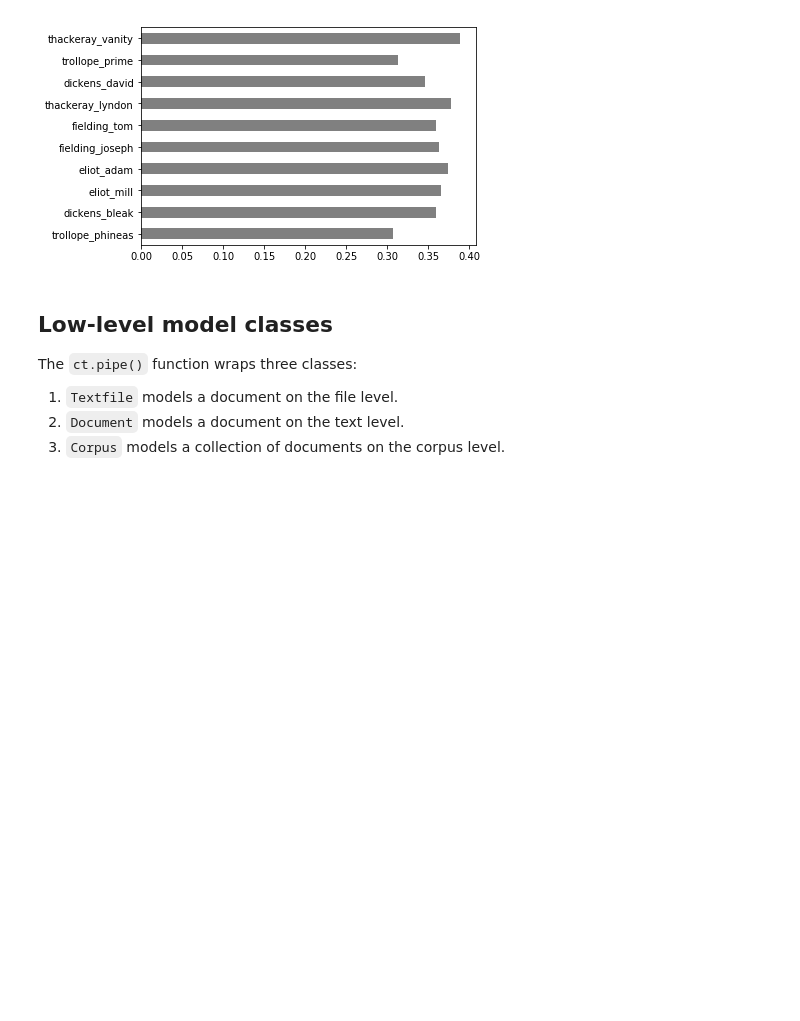
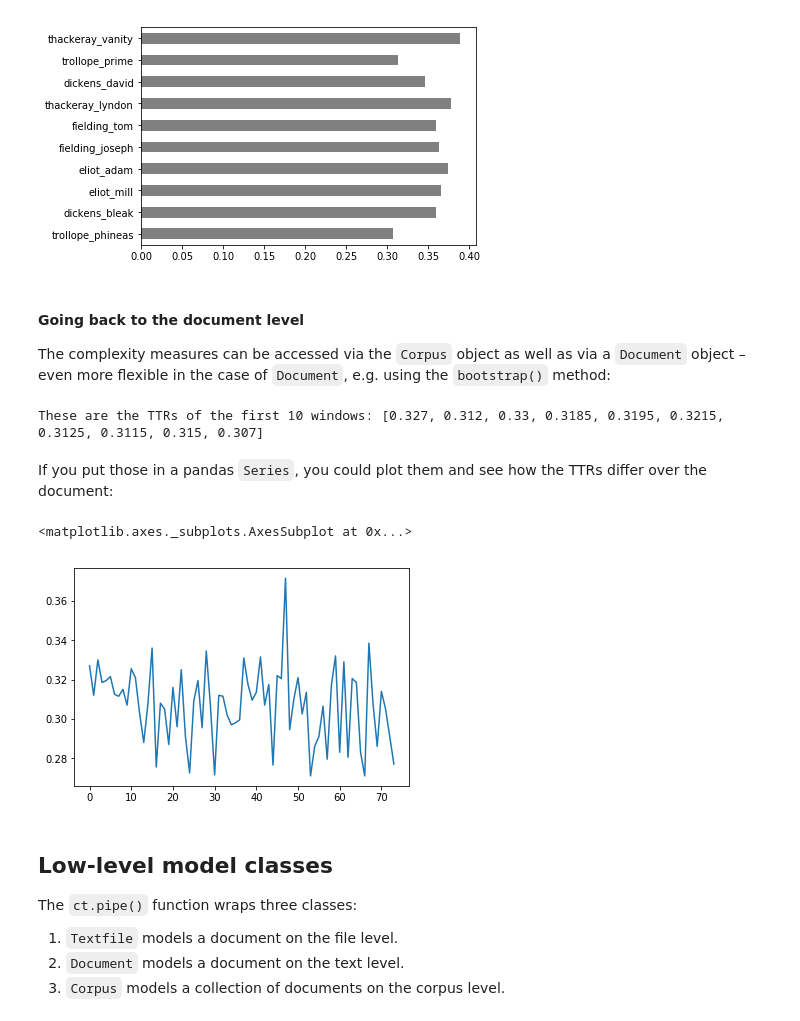
Before and after one commit to cophi-wue/cophi-toolbox, a Jupyter notebook: src/API.ipynb, the cells around one changed output. Cells and saved outputs as stored; diff of their text form; code cells hidden in the pictures; blank space fills up the shorter version.

```diff
--- a/src/API.ipynb
+++ b/src/API.ipynb
@@ -279,0 +289,3 @@ Show its bag-of-words representation:
+# %%
+uuid = corpus.documents.index[0]  # of the first document
+uuid
@@ -280,3 +296,3 @@ Show its bag-of-words representation:
 # %%
-document = corpus.documents["041f98fb-9c25-11e8-857e-002710199d64"]
-document.bow[:6]
+document = corpus.documents[uuid]
+document.bow[:10]
@@ -363,6 +433,25 @@ sttr["sttr"].plot.barh(color="grey")
 # %% [output]
 <matplotlib.axes._subplots.AxesSubplot at 0x...>
 [figure]
+# %% [markdown]
+#### Going back to the document level
+
+The complexity measures can be accessed via the `Corpus` object as well as via a `Document` object – even more flexible in the case of `Document`, e.g. using the `bootstrap()` method:
+# %%
+results = list(document.bootstrap(measure="ttr", window=2000))
+
+print(f"These are the TTRs of the first 10 windows: {results[:10]}")
+# %% [output]
+These are the TTRs of the first 10 windows: [0.327, 0.312, 0.33, 0.3185, 0.3195, 0.3215, 0.3125, 0.3115, 0.315, 0.307]
+# %% [markdown]
+If you put those in a pandas `Series`, you could plot them and see how the TTRs differ over the document:
+# %%
+import pandas as pd
+
+pd.Series(results).plot.line()
+# %% [output]
+<matplotlib.axes._subplots.AxesSubplot at 0x...>
+[figure, added]
 # %% [markdown]
 ## Low-level model classes
 
```
Also changed, not shown: parts of 95 cells of this notebook.
